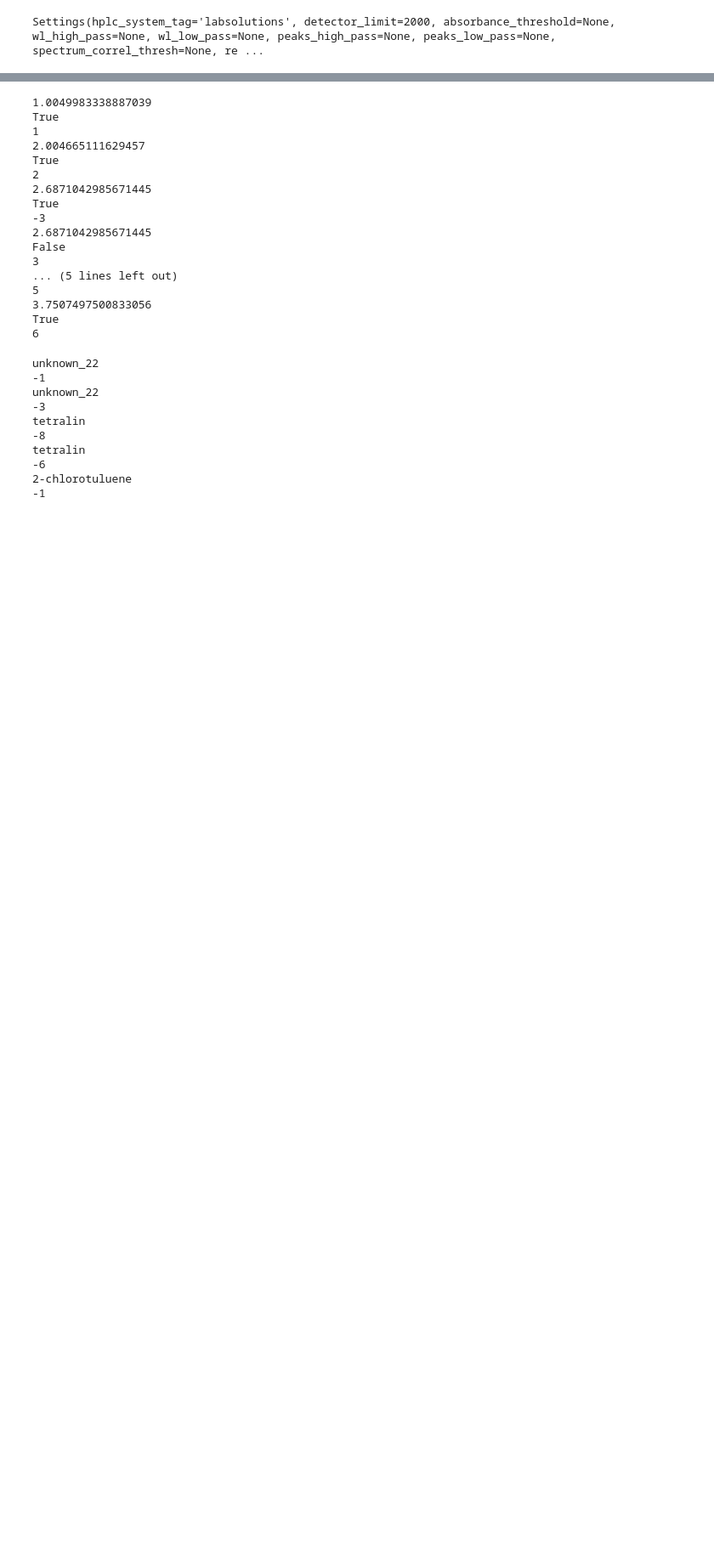
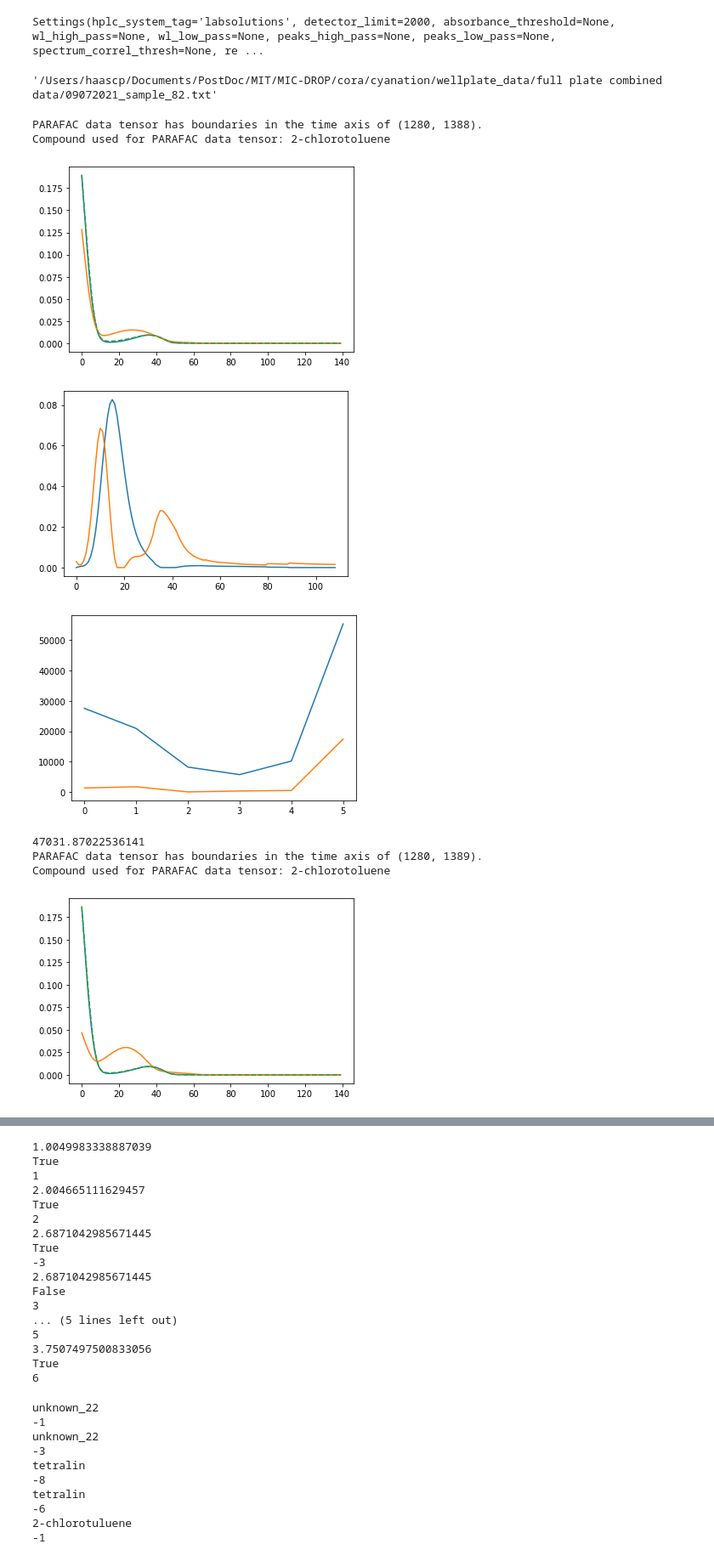
Before and after one commit to HaasCP/mocca, a Jupyter notebook: notebooks/cph.ipynb, the cells around one changed output, grey strips where cells are left out. Shown: that part at 85% size. Saved outputs shown, nothing was run; the diff lists cells and outputs as text; code cells hidden in the pictures; blank space fills up the shorter version.

Commit message:
initial commit iterative parafac

```diff
--- a/notebooks/cph.ipynb
+++ b/notebooks/cph.ipynb
@@ -113,19 +101,26 @@ ArCl_concs = [0.0603, 0.04422, 0.03015, 0.01407]
 ArCN_concs = [0.05955, 0.04367, 0.029775, 0.013895]
 istd_conc = 0.06094
 # %%
-istd_experiment = Experiment(istd_folder[0], compound=Compound('tetralin', istd_conc, istd=True))
+istd_experiment = Experiment(istd_folder[0], compound=Compound('tetralin', istd=True))
 # %%
 substrate_experiments = []
 for i, conc in enumerate(ArCl_concs):
-    exp = Experiment(substrate_folders[i], compound=Compound('2-chlorotuluene', conc), istd=InternalStandard('tetralin', istd_conc))
+    exp = Experiment(substrate_folders[i], compound=Compound('2-chlorotoluene', conc), istd=InternalStandard('tetralin', istd_conc))
     substrate_experiments.append(exp)
 # %%
 product_experiments = []
 for i, conc in enumerate(ArCN_concs):
     exp = Experiment(product_folders[i], compound=Compound('o-tolunitrile', conc), istd=InternalStandard('tetralin', istd_conc))
     product_experiments.append(exp)
+# %%
+parafac_dev_folder = reaction_folders[78]
+# %%
+parafac_dev_folder
+# %% [output]
+'/Users/haascp/Documents/PostDoc/MIT/MIC-DROP/cora/cyanation/wellplate_data/full plate combined data/09072021_sample_82.txt'
 # %%
-reaction_experiments = [Experiment(folder, istd=InternalStandard('tetralin', istd_conc)) for folder in reaction_folders]
+#reaction_experiments = [Experiment(folder, istd=InternalStandard('tetralin', istd_conc)) for folder in reaction_folders]
+reaction_experiments = [Experiment(parafac_dev_folder, istd=InternalStandard('tetralin', istd_conc))]
 # %%
 campaign.add_experiment(gradient_experiment)
 campaign.add_experiment(istd_experiment)
@@ -138,5 +133,15 @@ for exp in reaction_experiments:
 # %%
 campaign.process_all_experiments(detector_limit=campaign.settings.detector_limit, wl_low_pass=None,
                                  spectrum_correl_thresh=0.9, relative_distance_thresh=0.01,
                                  wl_high_pass = 215, peaks_high_pass = 1,
-                                 peaks_low_pass = 5, absorbance_threshold = 700)
+                                 peaks_low_pass = 5, absorbance_threshold = 200)
+# %% [output]
+PARAFAC data tensor has boundaries in the time axis of (1280, 1388).
+Compound used for PARAFAC data tensor: 2-chlorotoluene
+[figure, added]
+[figure, added]
+[figure, added]
+47031.87022536141
+PARAFAC data tensor has boundaries in the time axis of (1280, 1389).
+Compound used for PARAFAC data tensor: 2-chlorotoluene
+[figure, added]
```
Also changed, not shown: parts of 8 cells of this notebook, 21 other files.
